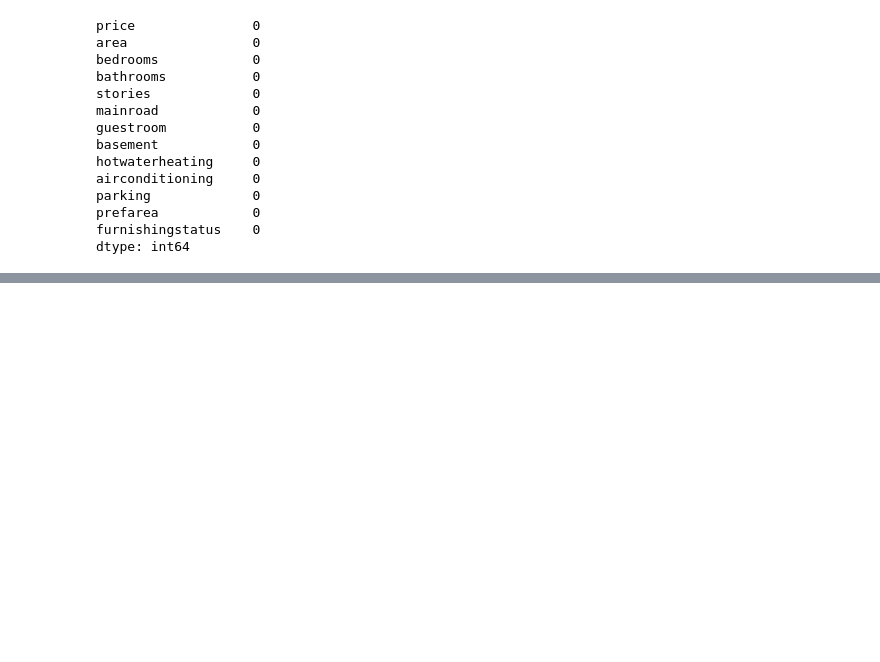
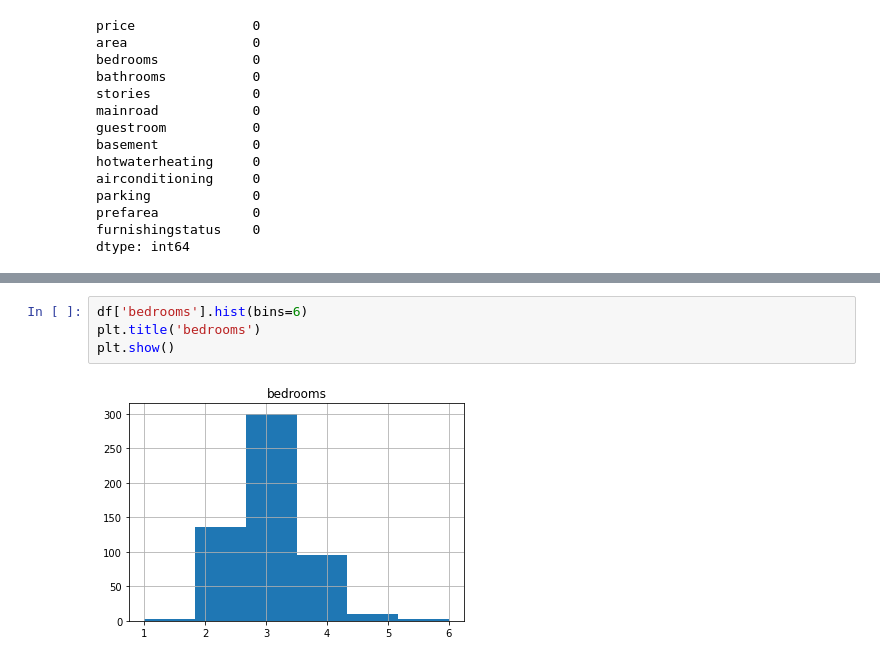
Before and after one commit to nikitazhuikov/Kaggle, a Jupyter notebook: Kaggle_housing.ipynb, the cells around one changed output, grey strips where cells are left out. Saved outputs shown, nothing was run; the diff lists cells and outputs as text; blank space fills up the shorter version.

```diff
--- a/Kaggle_housing.ipynb
+++ b/Kaggle_housing.ipynb
@@ -70,0 +105,6 @@ dtype: int64
+# %%
+df['bedrooms'].hist(bins=6)
+plt.title('bedrooms')
+plt.show()
+# %% [output]
+[figure, added]
```
Also changed, not shown: parts of 15 cells of this notebook.
